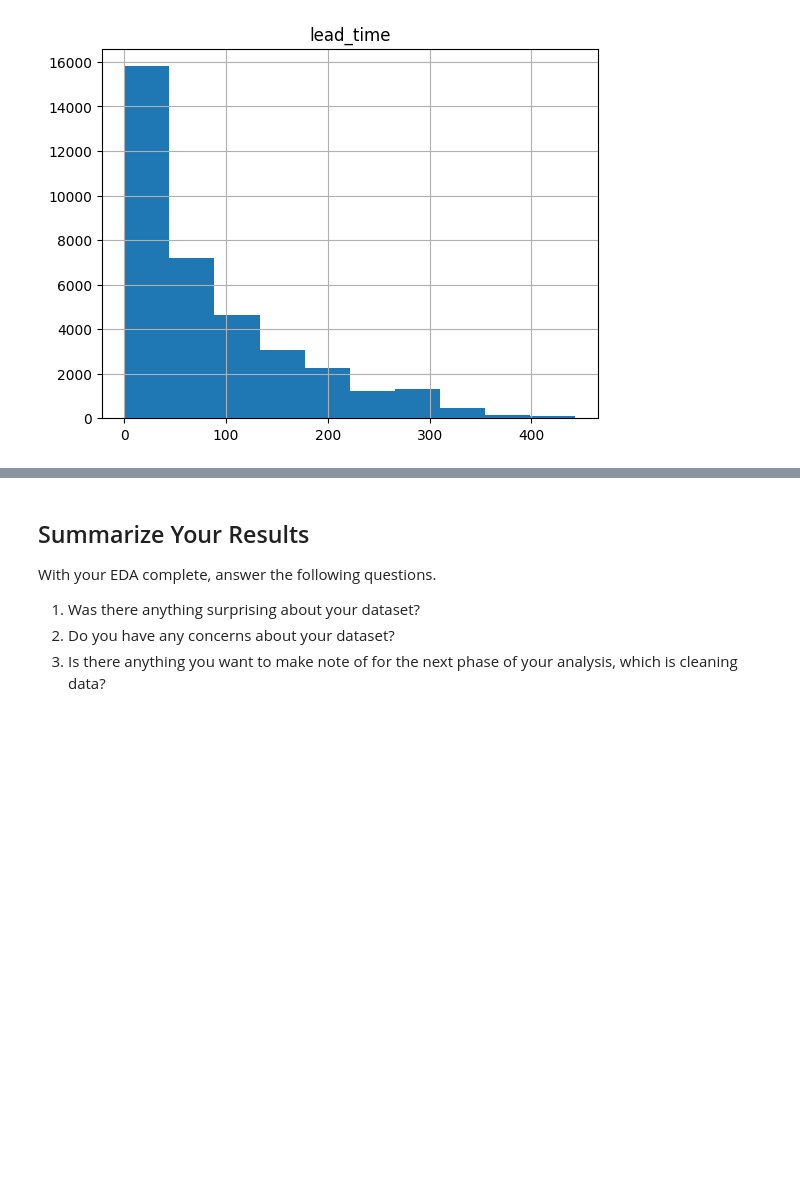
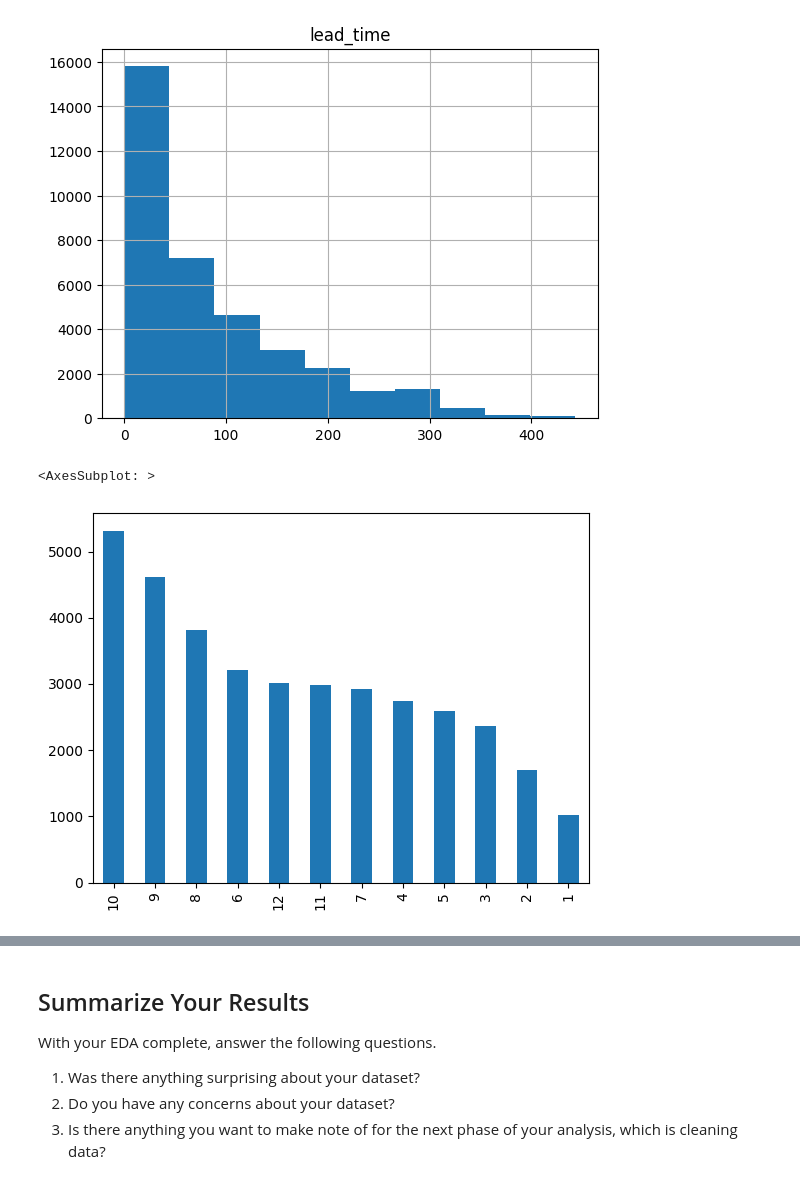
Before and after one commit to prathi111/eda-checkpoint, a Jupyter notebook: checkpoint-two.ipynb, the cells around one changed output, grey strips where cells are left out. Cells and saved outputs as stored; diff of their text form; code cells hidden in the pictures; blank space fills up the shorter version.

```diff
--- a/checkpoint-two.ipynb
+++ b/checkpoint-two.ipynb
@@ -140,7 +117,12 @@ hotel_df.hist('lead_time')
 array([[<AxesSubplot: title={'center': 'lead_time'}>]], dtype=object)
 [figure]
 # %%
+
+hotel_df['arrival_month'].sort_index(axis=0,ascending=True,kind='heap')
 hotel_df['arrival_month'].value_counts().plot(kind='bar')
+# %% [output]
+<AxesSubplot: >
+[figure, added]
 # %%
 #To determine how much booking each market segment has
 
```
Also changed, not shown: parts of 3 cells of this notebook.
